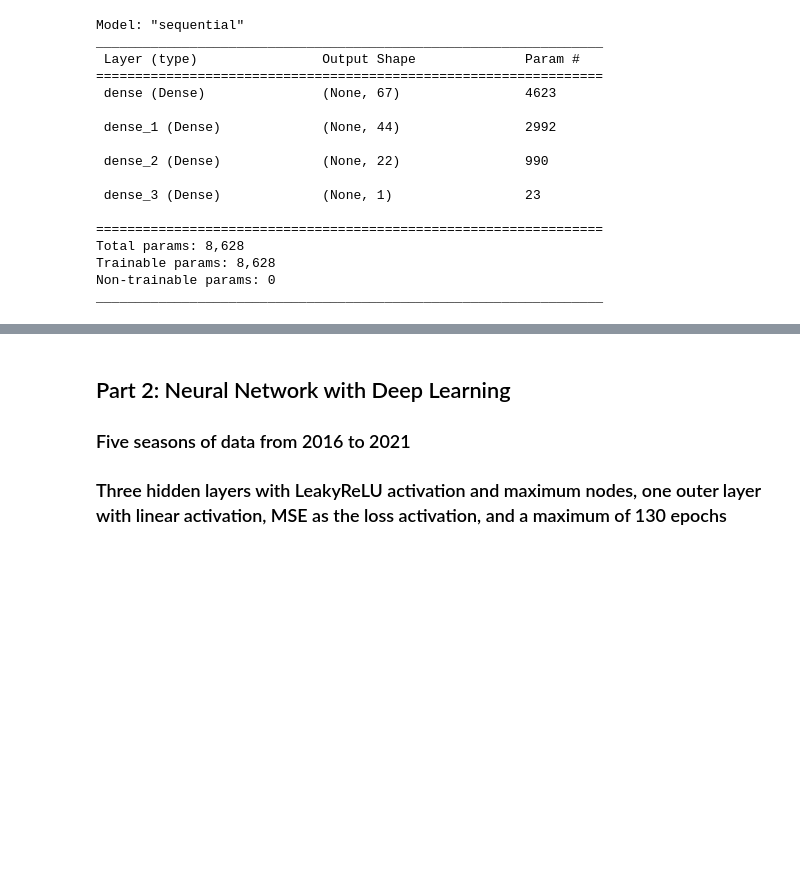
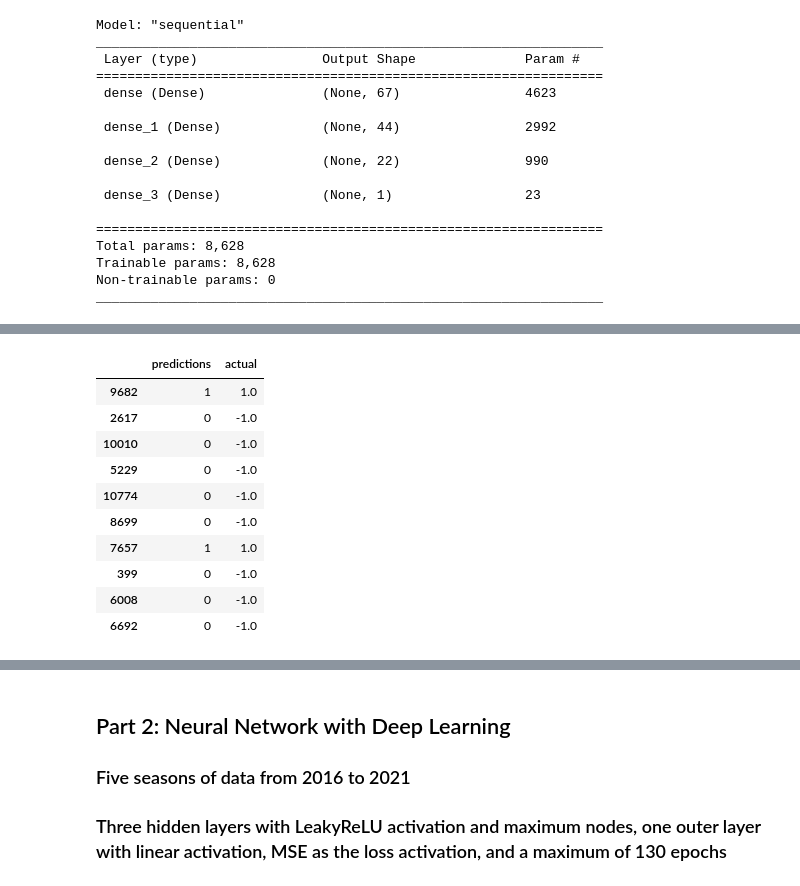
Before and after one commit to kheller18/nba-sports-betting-ml, a Jupyter notebook: main.ipynb, the cells around one changed output, grey strips where cells are left out. Drawn from its saved outputs; the diff is of its cells as text; code cells hidden in the pictures; blank space fills up the shorter version.

```diff
--- a/main.ipynb
+++ b/main.ipynb
@@ -227,7 +227,7 @@ Name: Win_Margin_Signal, dtype: float64
 5 rows × 68 columns
 # %%
 # Split the data into training and testing variables
-X_train, X_test, y_train, y_test_1 = train_test_split(
+X_train, X_test, y_train_1, y_test_1 = train_test_split(
     X,
     y,
     random_state=1
@@ -359,7 +359,7 @@ neural_network_1.compile(
 # Fit the model using 80 epochs
 fit_model = neural_network_1.fit(
     X_train_scaled_1,
-    y_train,
+    y_train_1,
     epochs=80,
     validation_split=0.1,
     callbacks=[early_stopping]
@@ -398,10 +401,11 @@ Loss: 0.006004038266837597, Accuracy: 0.5753337740898132
 # %%
 # Make predictions for 10 season 3 hidden layer
-predictions_ten_seasons_1 = (neural_network_1.predict(X_test_scaled) > 0.5).astype("int32")
+predictions_ten_seasons_1 = (neural_network_1.predict(X_test_scaled_1) > 0.5).astype("int32")
 
 # Create a DataFrame to compare the predictions with the actual values
-results_ten_seasons_1 = pd.DataFrame({"predictions": predictions_ten_seasons_1.ravel(), "actual": y_test})
+results_ten_seasons_1 = pd.DataFrame({"predictions": predictions_ten_seasons_1.ravel(), "actual": y_test_1})
 
 # Display sample data
-results_ten_seasons_1.sample(10)
+print(f"All predicted 1's should be actual 1.0's and all predicted 0's should be actual -1.0's")
+display(results_ten_seasons_1.sample(10))
 # %% [output]
@@ -409,3 +414,14 @@ NameError: name 'X_test_scaled' is not defined
+|  | predictions | actual |
+| 9682 | 1 | 1.0 |
+| 2617 | 0 | -1.0 |
+| 10010 | 0 | -1.0 |
+| 5229 | 0 | -1.0 |
+| 10774 | 0 | -1.0 |
+| 8699 | 0 | -1.0 |
+| 7657 | 1 | 1.0 |
+| 399 | 0 | -1.0 |
+| 6008 | 0 | -1.0 |
+| 6692 | 0 | -1.0 |
 # %%
 # plot the validation split to verify the model is not overfitting
 history = neural_network_1.fit(
```
Also changed, not shown: parts of 49 cells of this notebook.
